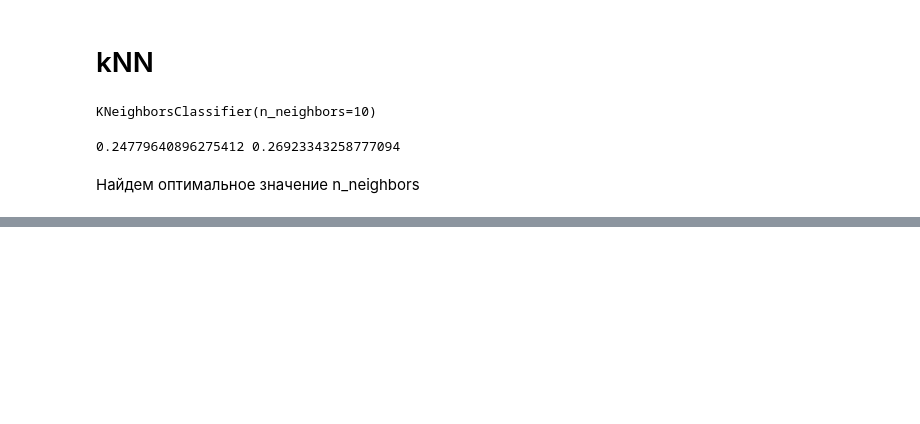
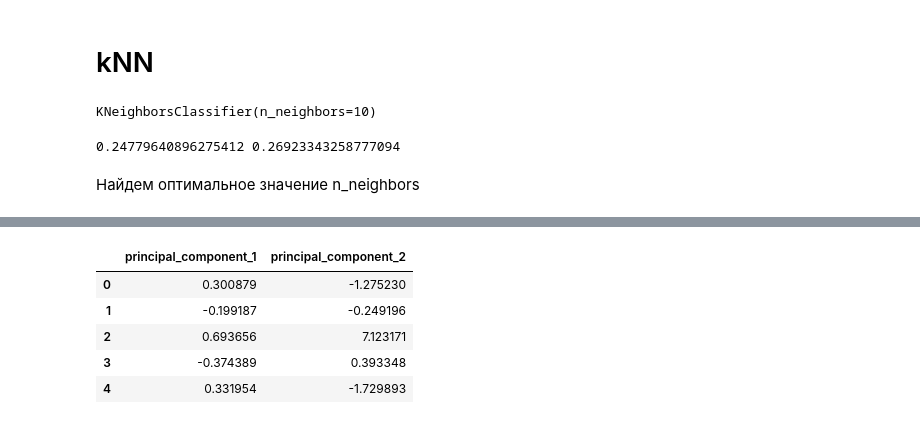
Before and after one commit to dariacher/ML_clothing, a Jupyter notebook: ML.ipynb, the cells around one changed output, grey strips where cells are left out. Drawn from its saved outputs; the diff is of its cells as text; code cells hidden in the pictures; blank space fills up the shorter version.

```diff
--- a/ML.ipynb
+++ b/ML.ipynb
@@ -633,0 +661,11 @@ print(err_train, err_test)
+# %%
+pca_X = pd.DataFrame(data=principal_components,
+                     columns = ['principal_component_1', 'principal_component_2'])
+pca_X.head()
+# %% [output]
+|  | principal_component_1 | principal_component_2 |
+| 0 | 0.300879 | -1.275230 |
+| 1 | -0.199187 | -0.249196 |
+| 2 | 0.693656 | 7.123171 |
+| 3 | -0.374389 | 0.393348 |
+| 4 | 0.331954 | -1.729893 |
```
Also changed, not shown: parts of 18 cells of this notebook.
